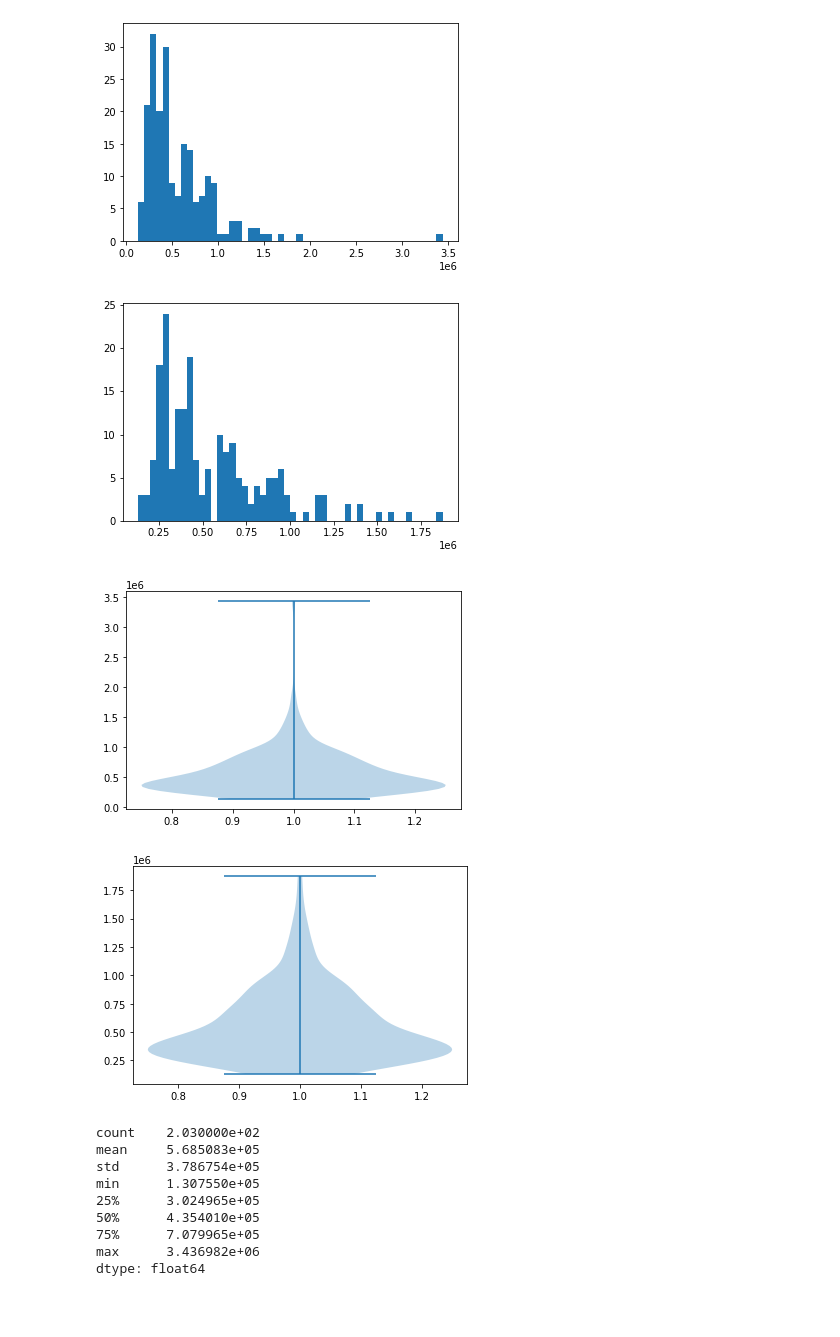
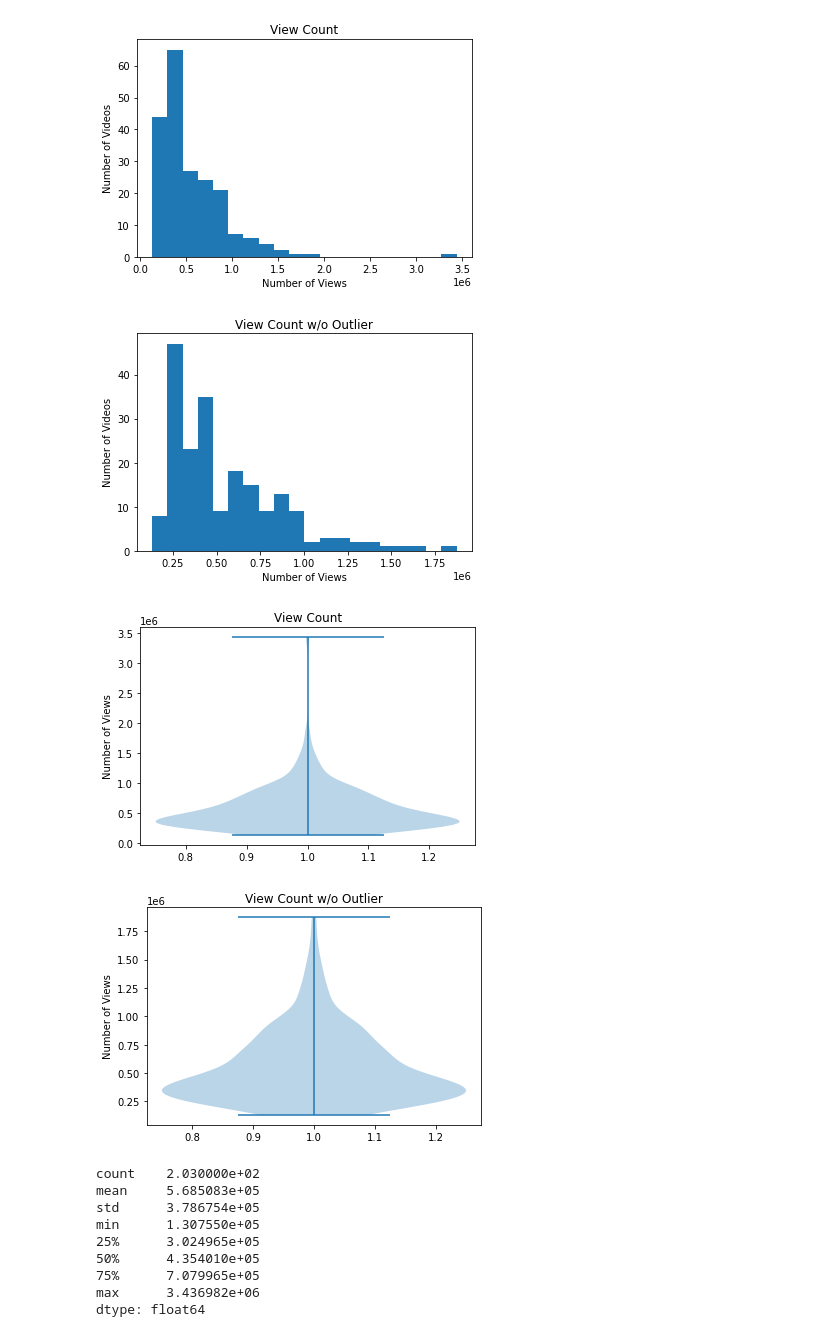
Before and after one commit to dananthony1/ConnorDawg_Youtube_API, a Jupyter notebook: ConnorDawg_API.ipynb, the cells around one changed output. Drawn from its saved outputs; the diff is of its cells as text; code cells hidden in the pictures; blank space fills up the shorter version.

Commit message:
Add files via upload
Update charts and add README with image resources.

```diff
--- a/ConnorDawg_API.ipynb
+++ b/ConnorDawg_API.ipynb
@@ -64,22 +64,32 @@ print(view_counts2)
 # %%
 # Show distribution of viewCounts with Histograms
-plt.hist(view_counts, bins = 50)
+plt.hist(view_counts, bins = 20)
+plt.title('View Count')
+plt.xlabel('Number of Views')
+plt.ylabel('Number of Videos')
 plt.show()
 
-plt.hist(view_counts2,bins = 50)
+plt.hist(view_counts2,bins = 20)
+plt.title('View Count w/o Outlier')
+plt.xlabel('Number of Views')
+plt.ylabel('Number of Videos')
 plt.show()
 # %% [output]
-[figure, old version]
+[figure, new version]
-[figure, old version]
+[figure, new version]
 # %%
 # Show distribution of viewCounts with violin plots.
 plt.violinplot(view_counts)
+plt.title('View Count')
+plt.ylabel('Number of Views')
 plt.show()
 plt.violinplot(view_counts2)
+plt.title('View Count w/o Outlier')
+plt.ylabel('Number of Views')
 plt.show()
 # %% [output]
-[figure, old version]
+[figure, new version]
-[figure, old version]
+[figure, new version]
 # %%
 # Show summary statistics for ConnorDawg's viewCounts with and w/o outlier.
 s1 = pd.Series(view_counts)
```
Also changed, not shown: parts of 2 cells of this notebook, 4 other files.
